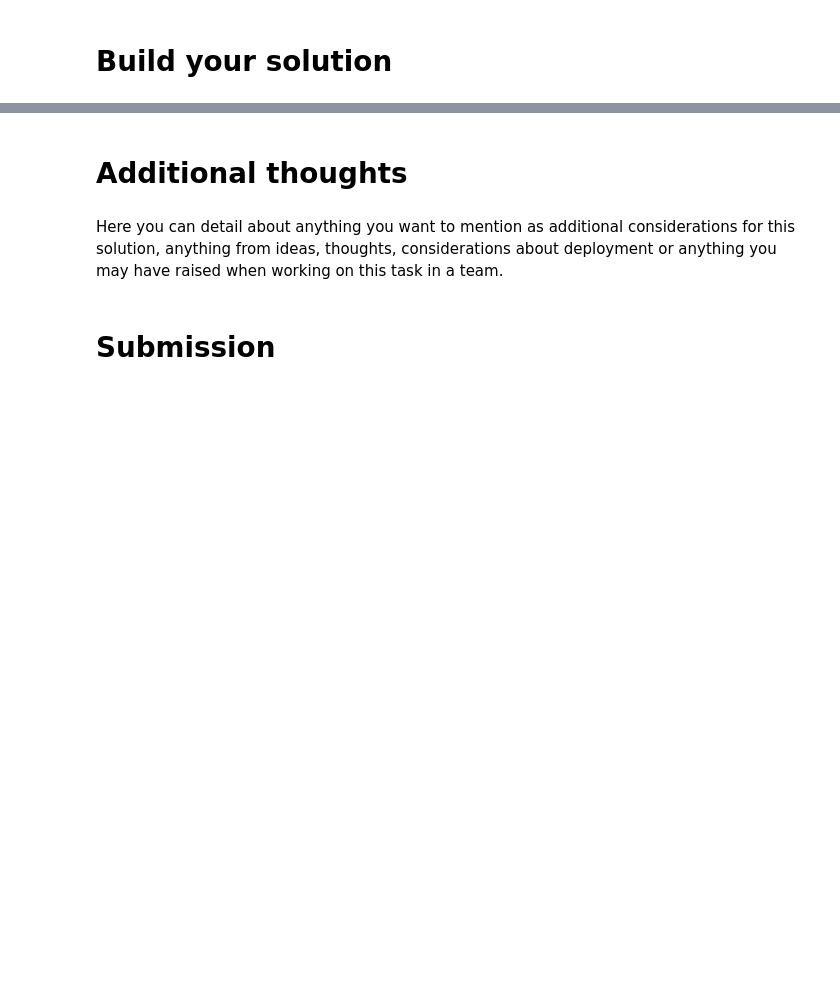
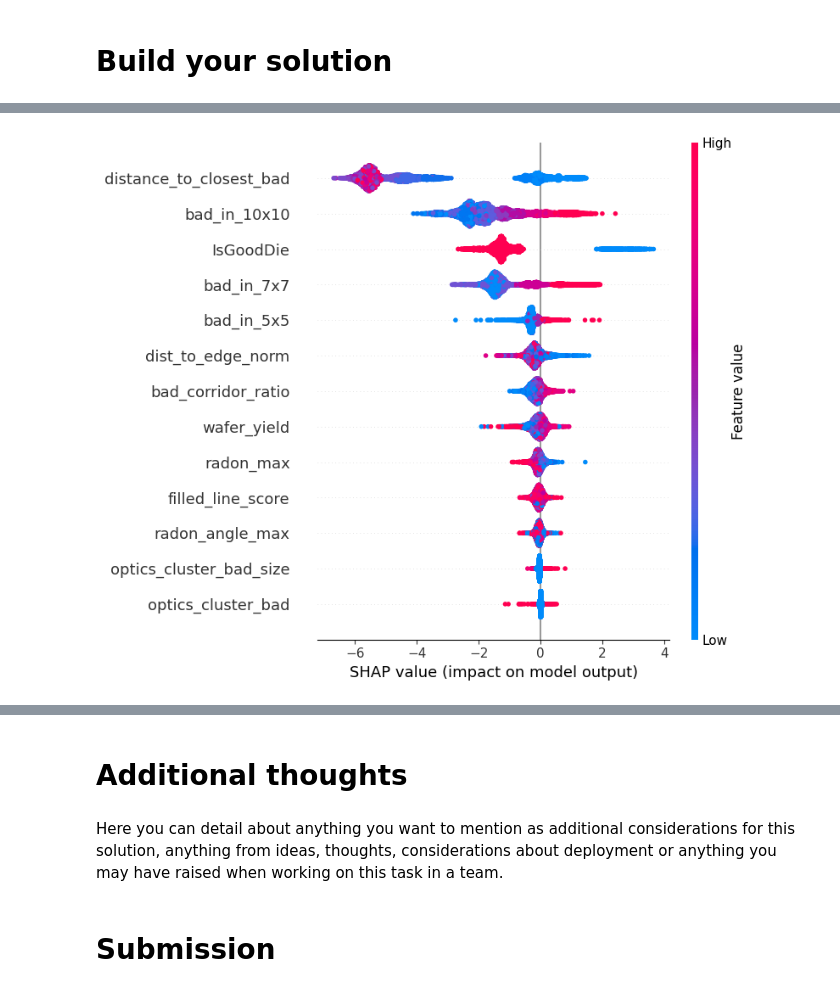
Before and after one commit to alex-shvachko/WaferScratchDetection, a Jupyter notebook: scratch_detection_assignment.ipynb, the cells around one changed output, grey strips where cells are left out. Cells and saved outputs as stored; diff of their text form; code cells hidden in the pictures; blank space fills up the shorter version.

```diff
--- a/scratch_detection_assignment.ipynb
+++ b/scratch_detection_assignment.ipynb
@@ -218,0 +541,23 @@ plot_wafer_maps(list_sample_test, figsize = 8, labels = False)
+# %%
+# stratify - for balance of true class  on test and train
+X_tr, X_val, y_tr, y_val = train_test_split(
+    X_full, y_full, test_size=0.2, stratify=y_full, random_state=42
+)
+
+# best params found by optuna
+#Best params: {'n_estimators': 398, 'learning_rate': 0.0653764255605792, 'max_depth': 10, 'scale_pos_weight': 2.231787226703697}
+
+final_model = xgb.XGBClassifier(
+    device = "cuda", # remove it if you running on colab or you dont have gpu
+    n_estimators     = 398,
+    max_depth        = 10,
+    learning_rate    = 0.0653764255605792,
+    subsample        = 0.8288,
+    colsample_bytree = 0.8044,
+    objective        = "binary:logistic",
+    eval_metric      = "auc",
+    scale_pos_weight = pos_weight,
+    n_jobs           = -1,
+    random_state     = 42
+)
+final_model.fit(X_tr, y_tr, eval_set=[(X_val, y_val)], verbose=False)
@@ -218,0 +783,11 @@ plot_wafer_maps(list_sample_test, figsize = 8, labels = False)
+# %%
+# Shap, to understand  waht fetures we can exclude to leave minimum set  of features.
+sample = X_val.sample(10000, random_state=111)
+
+explainer = shap.TreeExplainer(final_model, approximate=True)
+shap_values = explainer.shap_values(sample, check_additivity=False)
+
+
+shap.summary_plot(shap_values, sample, max_display=20)
+# %% [output]
+[figure, added]
```
Also changed, not shown: parts of 40 cells of this notebook, 3 other files.
